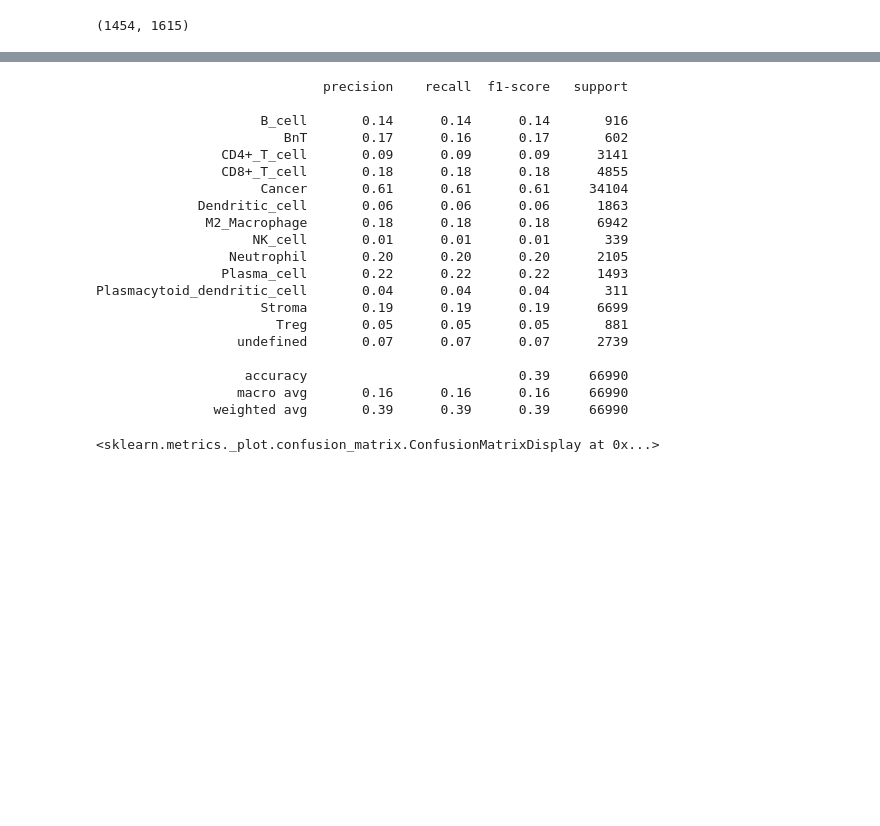
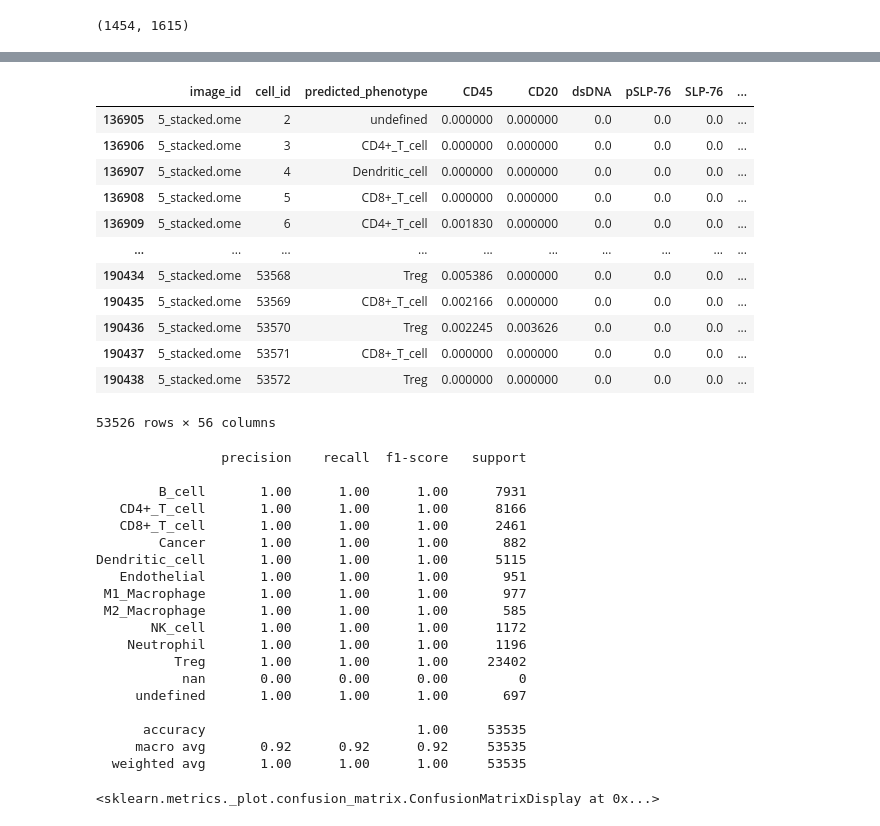
Before and after one commit to SchapiroLabor/CellSighter, a Jupyter notebook: check_results.ipynb, the cells around one changed output, grey strips where cells are left out. Drawn from its saved outputs; the diff is of its cells as text; code cells hidden in the pictures; blank space fills up the shorter version.

```diff
--- a/check_results.ipynb
+++ b/check_results.ipynb
@@ -336,31 +331,46 @@ merged['cell_type'].isna().sum(), merged['predicted_phenotype'].isna().sum()
+# %%
+merged
+# %% [output]
+|  | image_id | cell_id | predicted_phenotype | CD45 | CD20 | dsDNA | pSLP-76 | SLP-76 | ... |
+| 136905 | 5_stacked.ome | 2 | undefined | 0.000000 | 0.000000 | 0.0 | 0.0 | 0.0 | ... |
+| 136906 | 5_stacked.ome | 3 | CD4+_T_cell | 0.000000 | 0.000000 | 0.0 | 0.0 | 0.0 | ... |
+| 136907 | 5_stacked.ome | 4 | Dendritic_cell | 0.000000 | 0.000000 | 0.0 | 0.0 | 0.0 | ... |
+| 136908 | 5_stacked.ome | 5 | CD8+_T_cell | 0.000000 | 0.000000 | 0.0 | 0.0 | 0.0 | ... |
+| 136909 | 5_stacked.ome | 6 | CD4+_T_cell | 0.001830 | 0.000000 | 0.0 | 0.0 | 0.0 | ... |
+| ... | ... | ... | ... | ... | ... | ... | ... | ... | ... |
+| 190434 | 5_stacked.ome | 53568 | Treg | 0.005386 | 0.000000 | 0.0 | 0.0 | 0.0 | ... |
+| 190435 | 5_stacked.ome | 53569 | CD8+_T_cell | 0.002166 | 0.000000 | 0.0 | 0.0 | 0.0 | ... |
+| 190436 | 5_stacked.ome | 53570 | Treg | 0.002245 | 0.003626 | 0.0 | 0.0 | 0.0 | ... |
+| 190437 | 5_stacked.ome | 53571 | CD8+_T_cell | 0.000000 | 0.000000 | 0.0 | 0.0 | 0.0 | ... |
+| 190438 | 5_stacked.ome | 53572 | Treg | 0.000000 | 0.000000 | 0.0 | 0.0 | 0.0 | ... |
+53526 rows × 56 columns
 # %%
 # Ensure no NaN and all string types for classification_report
-merged.dropna(inplace=True)
+#merged.dropna(inplace=True)
 merged['cell_type'] = merged['cell_type'].astype(str)
 merged['predicted_phenotype'] = merged['predicted_phenotype'].astype(str)
 
 print(classification_report(merged['cell_type'], merged['predicted_phenotype'], zero_division=0))
 # %% [output]
-                             precision    recall  f1-score   support
+                precision    recall  f1-score   support
 
-                     B_cell       0.14      0.14      0.14       916
-                        BnT       0.17      0.16      0.17       602
-                CD4+_T_cell       0.09      0.09      0.09      3141
-                CD8+_T_cell       0.18      0.18      0.18      4855
-                     Cancer       0.61      0.61      0.61     34104
-             Dendritic_cell       0.06      0.06      0.06      1863
-              M2_Macrophage       0.18      0.18      0.18      6942
-                    NK_cell       0.01      0.01      0.01       339
-                 Neutrophil       0.20      0.20      0.20      2105
-                Plasma_cell       0.22      0.22      0.22      1493
-Plasmacytoid_dendritic_cell       0.04      0.04      0.04       311
-                     Stroma       0.19      0.19      0.19      6699
-                       Treg       0.05      0.05      0.05       881
-                  undefined       0.07      0.07      0.07      2739
+        B_cell       1.00      1.00      1.00      7931
+   CD4+_T_cell       1.00      1.00      1.00      8166
+   CD8+_T_cell       1.00      1.00      1.00      2461
+        Cancer       1.00      1.00      1.00       882
+Dendritic_cell       1.00      1.00      1.00      5115
+   Endothelial       1.00      1.00      1.00       951
+ M1_Macrophage       1.00      1.00      1.00       977
+ M2_Macrophage       1.00      1.00      1.00       585
+       NK_cell       1.00      1.00      1.00      1172
+    Neutrophil       1.00      1.00      1.00      1196
+          Treg       1.00      1.00      1.00     23402
+           nan       0.00      0.00      0.00         0
+     undefined       1.00      1.00      1.00       697
 
-                   accuracy                           0.39     66990
-                  macro avg       0.16      0.16      0.16     66990
-               weighted avg       0.39      0.39      0.39     66990
+      accuracy                           1.00     53535
+     macro avg       0.92      0.92      0.92     53535
+  weighted avg       1.00      1.00      1.00     53535
 # %%
 merged[]
 # %%
```
Also changed, not shown: parts of 47 cells of this notebook.
